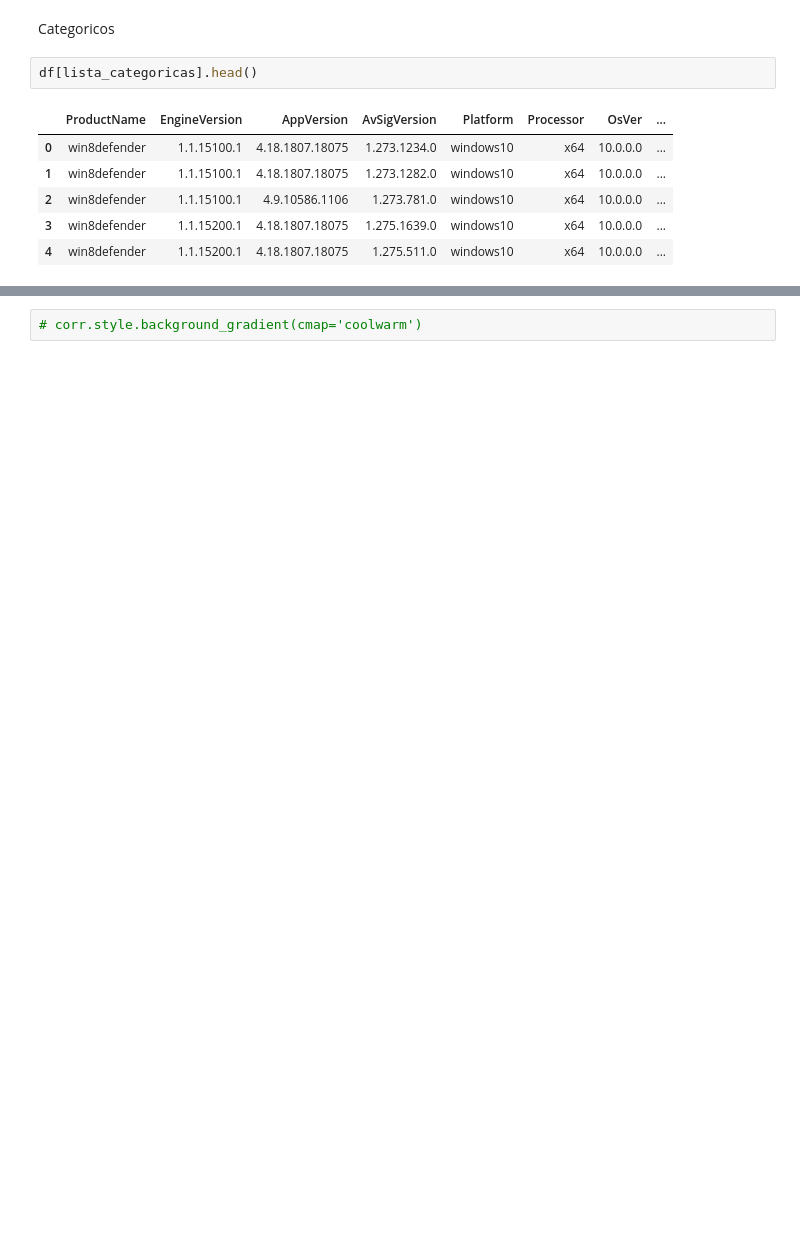
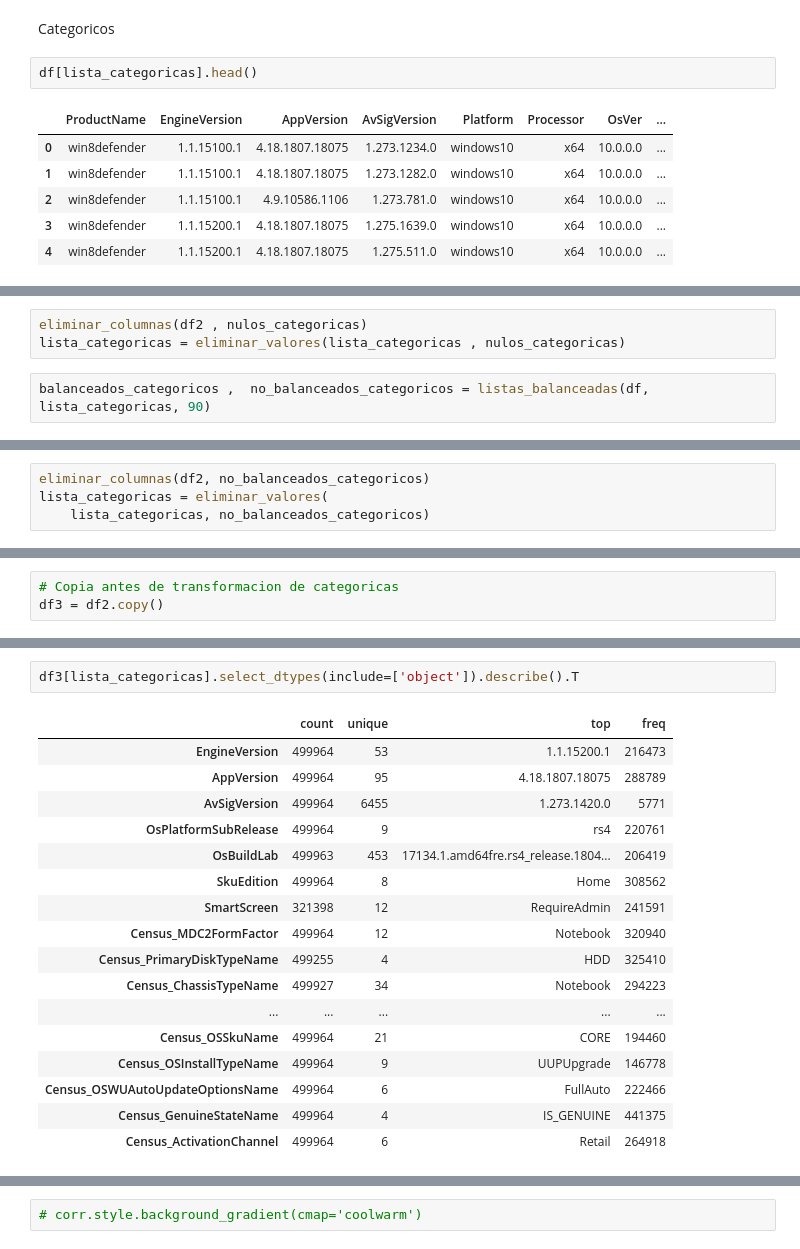
Before and after one commit to Angel789data/entregable_2, a Jupyter notebook: entregable.ipynb, the cells around one changed output, grey strips where cells are left out. Cells and saved outputs as stored; diff of their text form; blank space fills up the shorter version.

```diff
--- a/entregable.ipynb
+++ b/entregable.ipynb
@@ -337,0 +367,5 @@ corr = df_copy_ohe.corr()
+# %%
+eliminar_columnas(df2 , nulos_categoricas)
+lista_categoricas = eliminar_valores(lista_categoricas , nulos_categoricas)
+# %%
+balanceados_categoricos ,  no_balanceados_categoricos = listas_balanceadas(df, lista_categoricas, 90)
@@ -337,0 +380,4 @@ corr = df_copy_ohe.corr()
+# %%
+eliminar_columnas(df2, no_balanceados_categoricos)
+lista_categoricas = eliminar_valores(
+    lista_categoricas, no_balanceados_categoricos)
@@ -337,0 +405,3 @@ corr = df_copy_ohe.corr()
+# %%
+# Copia antes de transformacion de categoricas
+df3 = df2.copy()
@@ -337,0 +462,20 @@ corr = df_copy_ohe.corr()
+# %%
+df3[lista_categoricas].select_dtypes(include=['object']).describe().T
+# %% [output]
+|  | count | unique | top | freq |
+| EngineVersion | 499964 | 53 | 1.1.15200.1 | 216473 |
+| AppVersion | 499964 | 95 | 4.18.1807.18075 | 288789 |
+| AvSigVersion | 499964 | 6455 | 1.273.1420.0 | 5771 |
+| OsPlatformSubRelease | 499964 | 9 | rs4 | 220761 |
+| OsBuildLab | 499963 | 453 | 17134.1.amd64fre.rs4_release.1804... | 206419 |
+| SkuEdition | 499964 | 8 | Home | 308562 |
+| SmartScreen | 321398 | 12 | RequireAdmin | 241591 |
+| Census_MDC2FormFactor | 499964 | 12 | Notebook | 320940 |
+| Census_PrimaryDiskTypeName | 499255 | 4 | HDD | 325410 |
+| Census_ChassisTypeName | 499927 | 34 | Notebook | 294223 |
+| ... | ... | ... | ... | ... |
+| Census_OSSkuName | 499964 | 21 | CORE | 194460 |
+| Census_OSInstallTypeName | 499964 | 9 | UUPUpgrade | 146778 |
+| Census_OSWUAutoUpdateOptionsName | 499964 | 6 | FullAuto | 222466 |
+| Census_GenuineStateName | 499964 | 4 | IS_GENUINE | 441375 |
+| Census_ActivationChannel | 499964 | 6 | Retail | 264918 |
```
Also changed, not shown: parts of 88 cells of this notebook.
